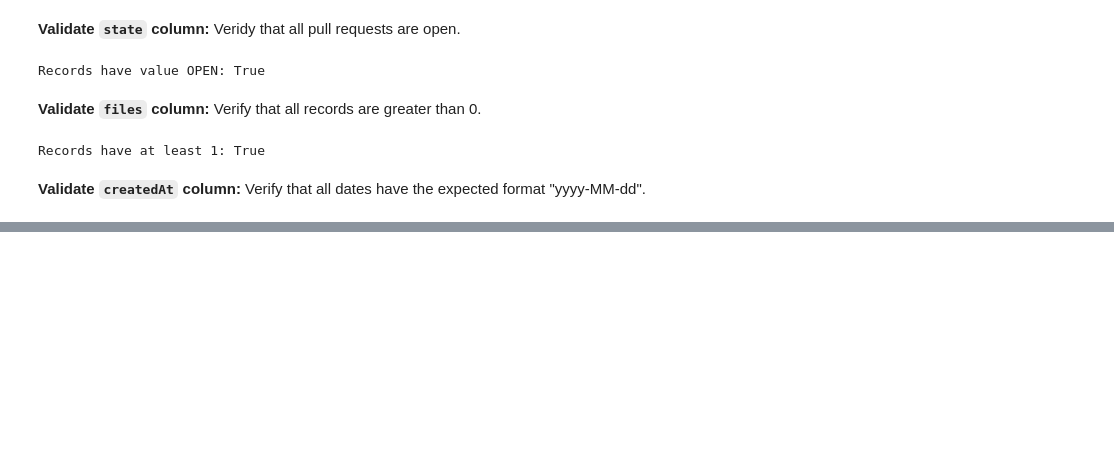
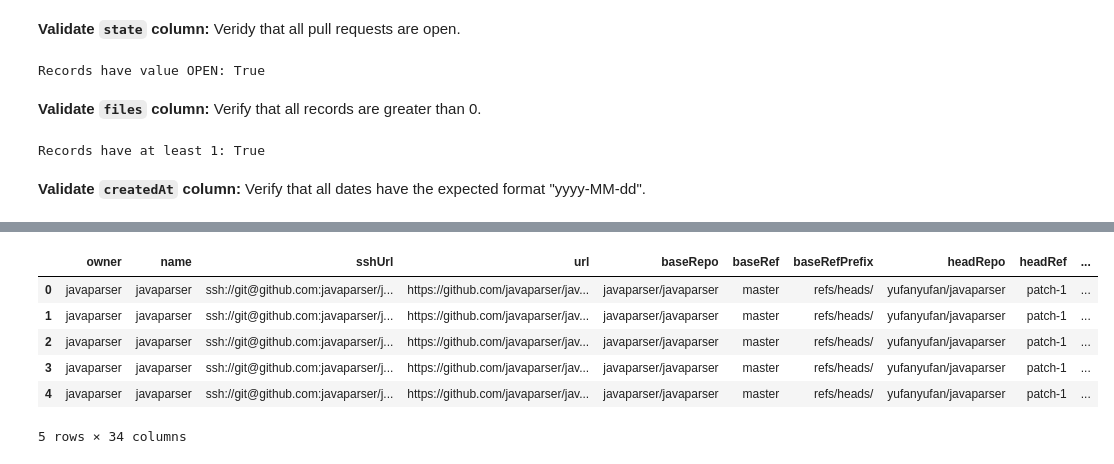
Before and after one commit to alien-tools/maracas, a Jupyter notebook: experiments/notebooks/prs-preparation.ipynb, the cells around one changed output, grey strips where cells are left out. Cells and saved outputs as stored; diff of their text form; code cells hidden in the pictures; blank space fills up the shorter version.

```diff
--- a/experiments/notebooks/prs-preparation.ipynb
+++ b/experiments/notebooks/prs-preparation.ipynb
@@ -166,0 +277,13 @@ KeyError: 'pushedAt'
+# %%
+# Merge based on common keys
+keys = ['owner', 'name', 'sshUrl', 'url', 'groupId', 'artifactId', 'version']
+df_combined = pd.merge(df_prs, df_clients, how='inner', on=keys)
+df_combined.head()
+# %% [output]
+|  | owner | name | sshUrl | url | baseRepo | baseRef | baseRefPrefix | headRepo | headRef | ... |
+| 0 | javaparser | javaparser | ssh://git@github.com:javaparser/j... | https://github.com/javaparser/jav... | javaparser/javaparser | master | refs/heads/ | yufanyufan/javaparser | patch-1 | ... |
+| 1 | javaparser | javaparser | ssh://git@github.com:javaparser/j... | https://github.com/javaparser/jav... | javaparser/javaparser | master | refs/heads/ | yufanyufan/javaparser | patch-1 | ... |
+| 2 | javaparser | javaparser | ssh://git@github.com:javaparser/j... | https://github.com/javaparser/jav... | javaparser/javaparser | master | refs/heads/ | yufanyufan/javaparser | patch-1 | ... |
+| 3 | javaparser | javaparser | ssh://git@github.com:javaparser/j... | https://github.com/javaparser/jav... | javaparser/javaparser | master | refs/heads/ | yufanyufan/javaparser | patch-1 | ... |
+| 4 | javaparser | javaparser | ssh://git@github.com:javaparser/j... | https://github.com/javaparser/jav... | javaparser/javaparser | master | refs/heads/ | yufanyufan/javaparser | patch-1 | ... |
+5 rows × 34 columns
```
Also changed, not shown: parts of 31 cells of this notebook, 2 other files.
